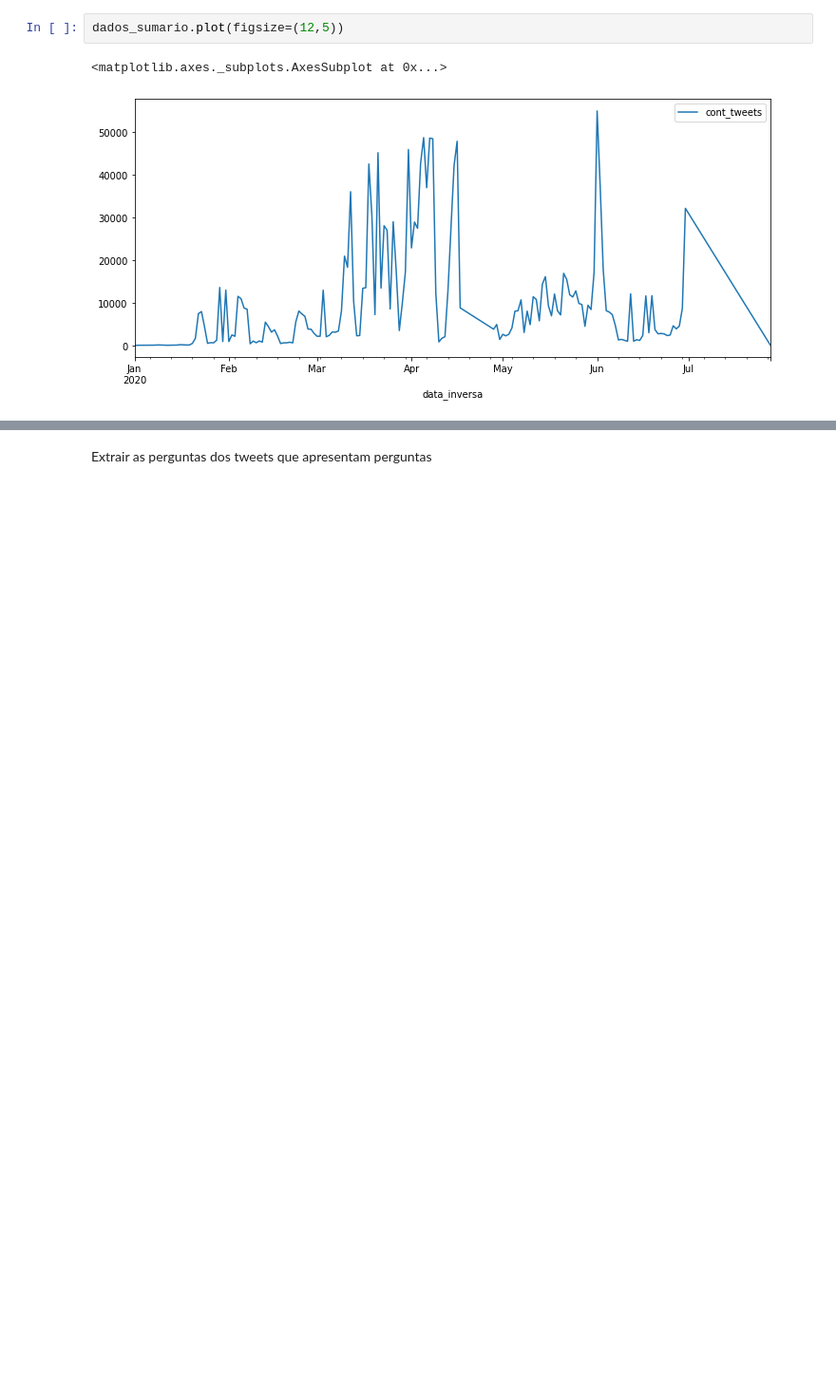
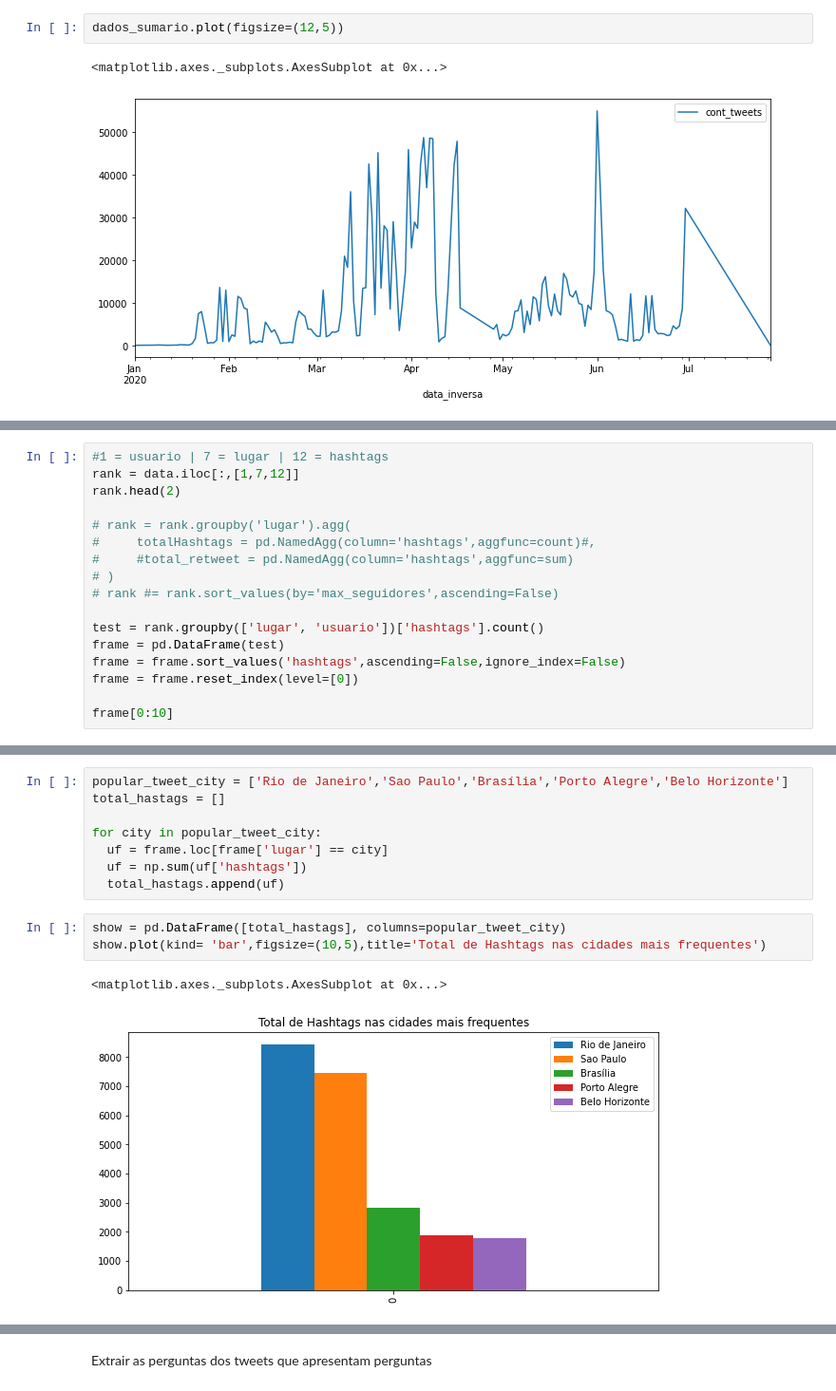
Before and after one commit to lln-cid20/prog-ciencia-dados, a Jupyter notebook: TrabalhoConjunto.ipynb, the cells around one changed output, grey strips where cells are left out. Shown: that part at 95% size. Cells and saved outputs as stored; diff of their text form; blank space fills up the shorter version.

```diff
--- a/TrabalhoConjunto.ipynb
+++ b/TrabalhoConjunto.ipynb
@@ -255,0 +192,17 @@ dados2.head(10)
+# %%
+#1 = usuario | 7 = lugar | 12 = hashtags
+rank = data.iloc[:,[1,7,12]]
+rank.head(2)
+
+# rank = rank.groupby('lugar').agg(
+#     totalHashtags = pd.NamedAgg(column='hashtags',aggfunc=count)#,
+#     #total_retweet = pd.NamedAgg(column='hashtags',aggfunc=sum)
+# )
+# rank #= rank.sort_values(by='max_seguidores',ascending=False)
+
+test = rank.groupby(['lugar', 'usuario'])['hashtags'].count()
+frame = pd.DataFrame(test)
+frame = frame.sort_values('hashtags',ascending=False,ignore_index=False)
+frame = frame.reset_index(level=[0])
+
+frame[0:10]
@@ -255,0 +222,14 @@ dados2.head(10)
+# %%
+popular_tweet_city = ['Rio de Janeiro','Sao Paulo','Brasília','Porto Alegre','Belo Horizonte']
+total_hastags = []
+
+for city in popular_tweet_city:
+  uf = frame.loc[frame['lugar'] == city]
+  uf = np.sum(uf['hashtags'])
+  total_hastags.append(uf)
+# %%
+show = pd.DataFrame([total_hastags], columns=popular_tweet_city)
+show.plot(kind= 'bar',figsize=(10,5),title='Total de Hashtags nas cidades mais frequentes')
+# %% [output]
+<matplotlib.axes._subplots.AxesSubplot at 0x...>
+[figure, added]
```
Also changed, not shown: parts of 106 cells of this notebook.
